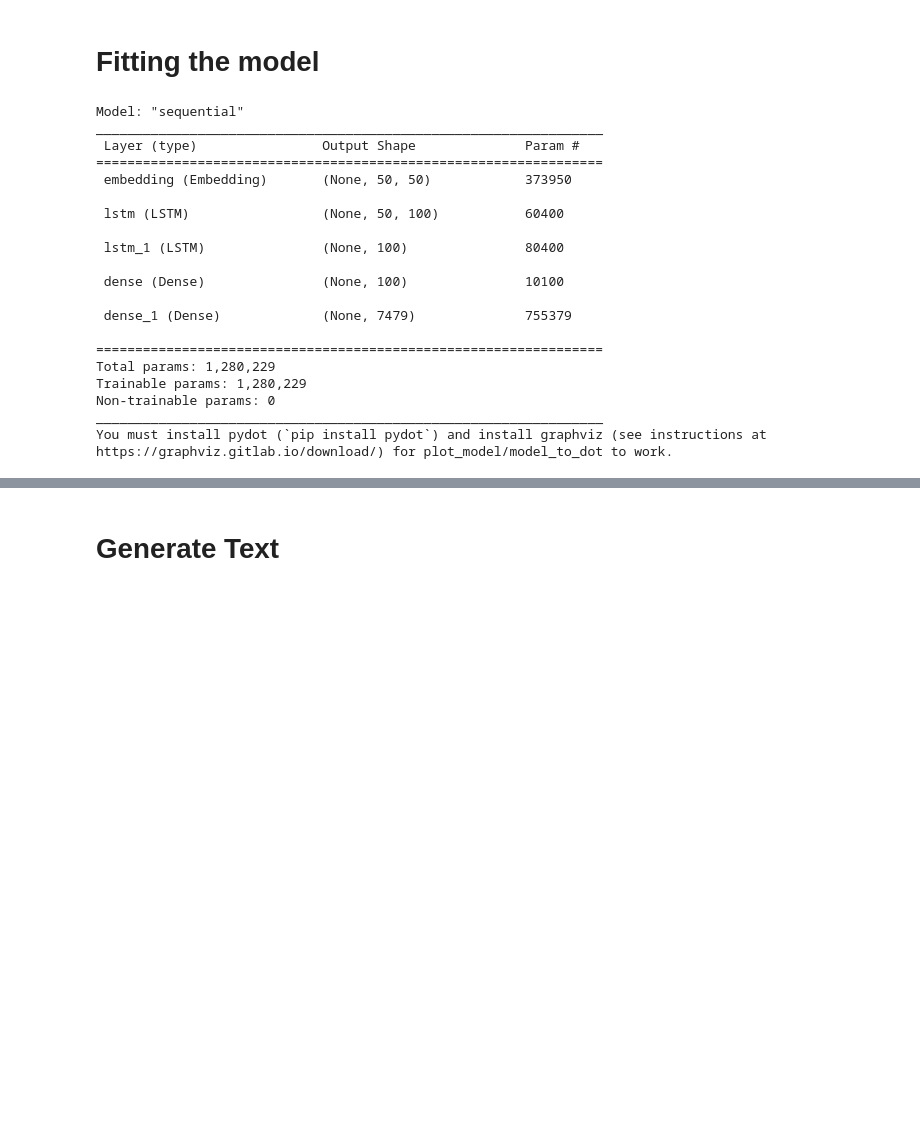
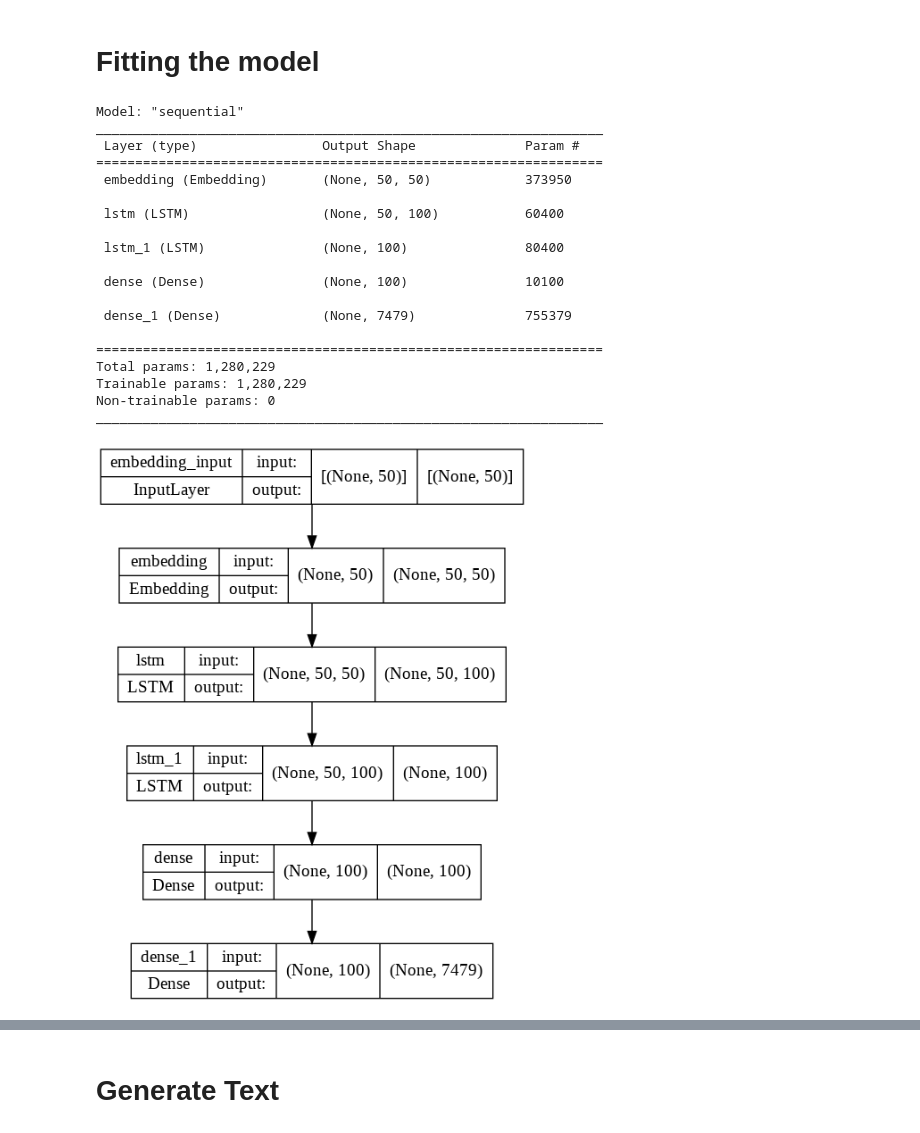
Before and after one commit to PriyeshDave/Game-Of-Thrones-Text-Generation-, a Jupyter notebook: Code/Modeling.ipynb, the cells around one changed output, grey strips where cells are left out. Cells and saved outputs as stored; diff of their text form; code cells hidden in the pictures; blank space fills up the shorter version.

```diff
--- a/Code/Modeling.ipynb
+++ b/Code/Modeling.ipynb
@@ -11,7 +16,7 @@ def load_organized_sequences(filename):
   file.close()
   return text
 # %%
-filename = 'organized_sequences.txt'
+filename = '/content/drive/MyDrive/Game of Thrones - Text Generation/Code/organized_sequences.txt'
 doc = load_organized_sequences(filename)
 lines = doc.split('\n')
 # %%
@@ -124,7 +129,7 @@ model.add(Dense(vocab_size, activation='softmax'))
 model.compile(loss='categorical_crossentropy', optimizer='adam', metrics=['accuracy'])
 # summarize defined model
 model.summary()
-plot_model(model, to_file='model.png', show_shapes=True)
+plot_model(model, to_file='/content/drive/MyDrive/Game of Thrones - Text Generation/Model Plots/model.png', show_shapes=True)
 
 
 # model = Sequential()
@@ -133,34 +138,34 @@ plot_model(model, to_file='model.png', show_shapes=True)
 # model.add(Bidirectional(LSTM(256, kernel_initializer = 'he_uniform', activation='relu', return_sequences=True)))
 # model.add(Bidirectional(LSTM(128, kernel_initializer = 'he_uniform', activation='relu')))
 
 # model.add(Dense(100, activation='relu'))
 # model.add(Dense(vocab_size, activation='softmax'))
 # # compile network
 # model.compile(loss='categorical_crossentropy', optimizer='adam', metrics=['accuracy'])
 # # summarize defined model
 # model.summary()
 # plot_model(model, to_file='../model.png', show_shapes=True)
 # %% [output]
 Model: "sequential"
 _________________________________________________________________
  Layer (type)                Output Shape              Param #
 =================================================================
  embedding (Embedding)       (None, 50, 50)            373950
 
  lstm (LSTM)                 (None, 50, 100)           60400
 
  lstm_1 (LSTM)               (None, 100)               80400
 
  dense (Dense)               (None, 100)               10100
 
  dense_1 (Dense)             (None, 7479)              755379
 
 =================================================================
 Total params: 1,280,229
 Trainable params: 1,280,229
 Non-trainable params: 0
 _________________________________________________________________
-You must install pydot (`pip install pydot`) and install graphviz (see instructions at https://graphviz.gitlab.io/download/) for plot_model/model_to_dot to work.
+[figure, added]
 # %%
 my_callbacks = [
     EarlyStopping(patience=2),
```
Also changed, not shown: parts of 8 cells of this notebook.
